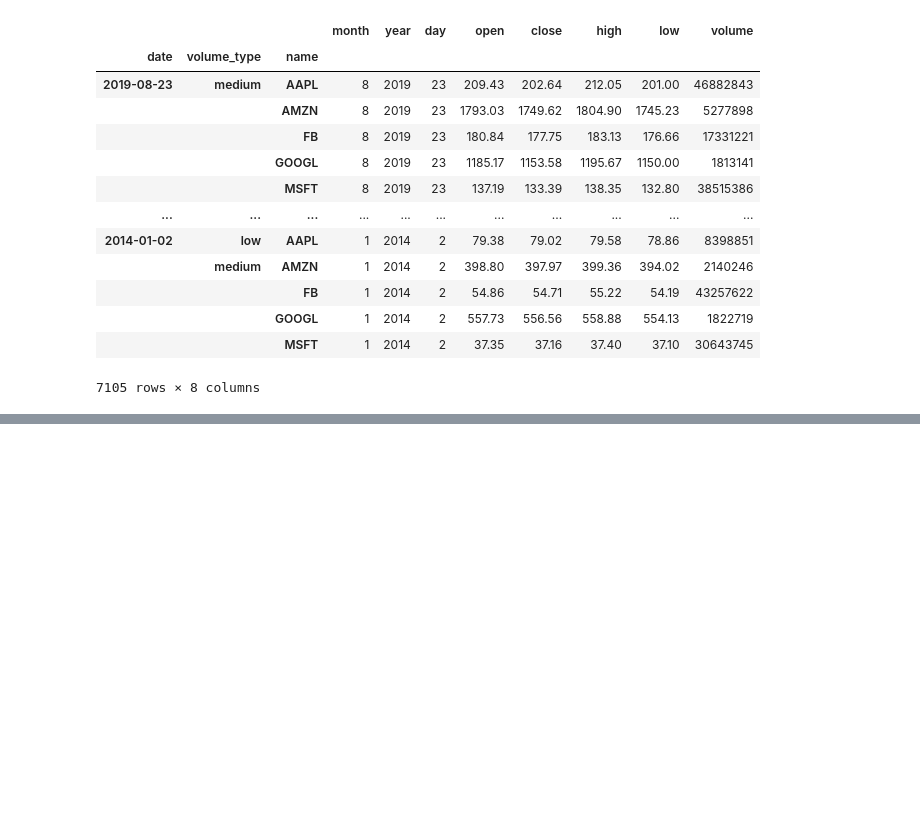
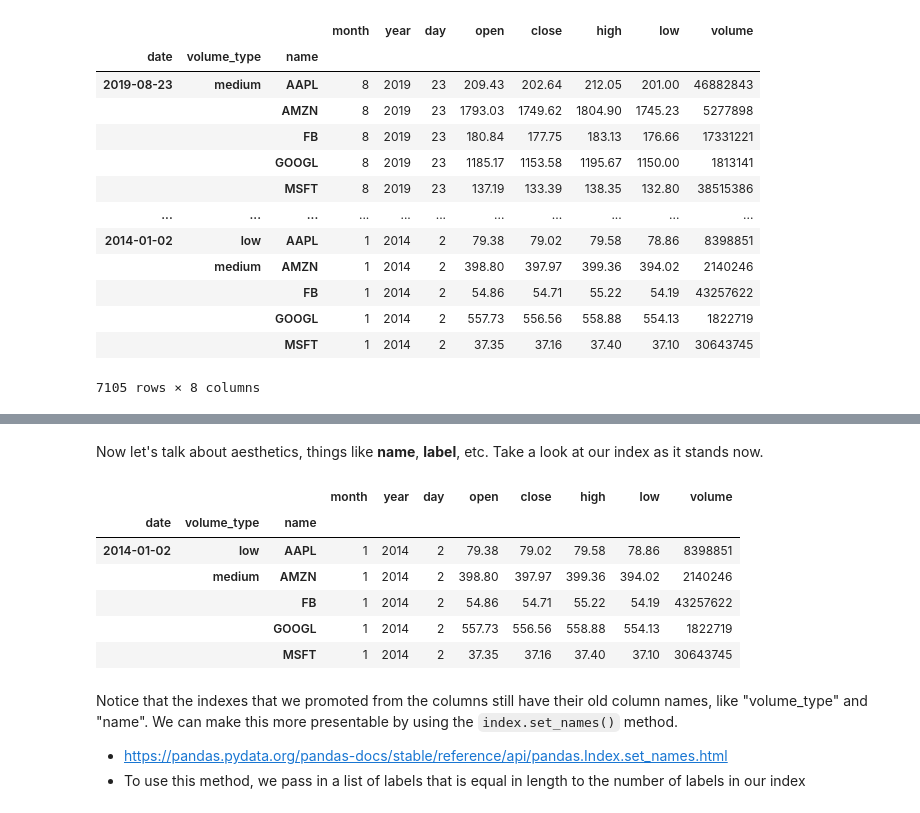
Before and after one commit to jgabunilas/pandas-bootcamp, a Jupyter notebook: Section7_Going_Multidimensional/Section7_Going_Multidimensional.ipynb, the cells around one changed output, grey strips where cells are left out. Saved outputs shown, nothing was run; the diff lists cells and outputs as text; code cells hidden in the pictures; blank space fills up the shorter version.

```diff
--- a/Section7_Going_Multidimensional/Section7_Going_Multidimensional.ipynb
+++ b/Section7_Going_Multidimensional/Section7_Going_Multidimensional.ipynb
@@ -1300,0 +1402,16 @@ tech.sort_index(level=(0, 2), ascending=[False, True])
+# %% [markdown]
+Now let's talk about aesthetics, things like **name**, **label**, etc. Take a look at our index as it stands now.
+# %%
+tech.head()
+# %% [output]
+|  |  |  | month | year | day | open | close | high | low | volume |
+| date | volume_type | name |  |  |  |  |  |  |  |  |
+| 2014-01-02 | low | AAPL | 1 | 2014 | 2 | 79.38 | 79.02 | 79.58 | 78.86 | 8398851 |
+|  | medium | AMZN | 1 | 2014 | 2 | 398.80 | 397.97 | 399.36 | 394.02 | 2140246 |
+|  |  | FB | 1 | 2014 | 2 | 54.86 | 54.71 | 55.22 | 54.19 | 43257622 |
+|  |  | GOOGL | 1 | 2014 | 2 | 557.73 | 556.56 | 558.88 | 554.13 | 1822719 |
+|  |  | MSFT | 1 | 2014 | 2 | 37.35 | 37.16 | 37.40 | 37.10 | 30643745 |
+# %% [markdown]
+Notice that the indexes that we promoted from the columns still have their old column names, like "volume_type" and "name". We can make this more presentable by using the `index.set_names()` method.
+* https://pandas.pydata.org/pandas-docs/stable/reference/api/pandas.Index.set_names.html
+* To use this method, we pass in a list of labels that is equal in length to the number of labels in our index
```
Also changed, not shown: parts of 21 cells of this notebook.
